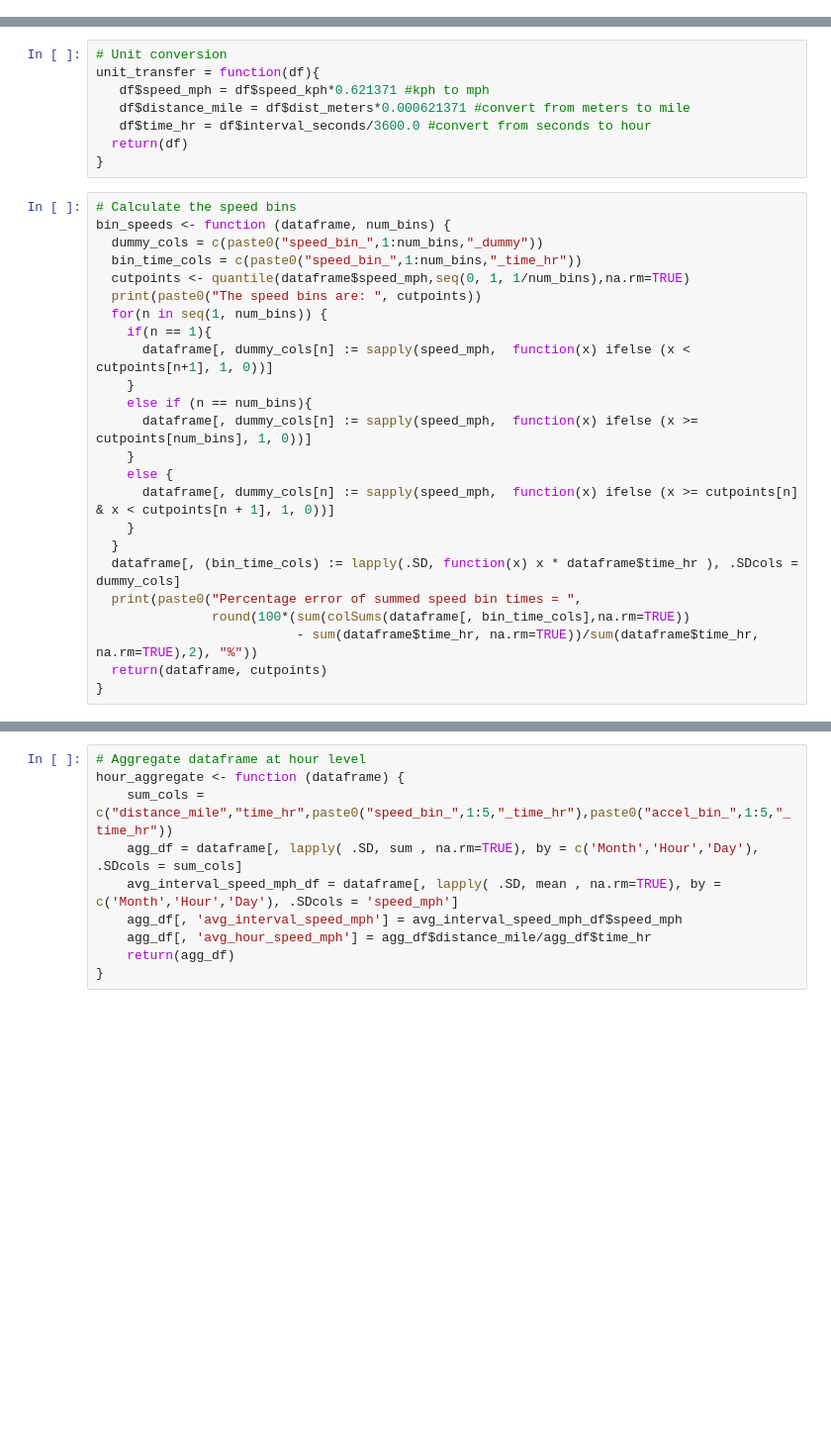
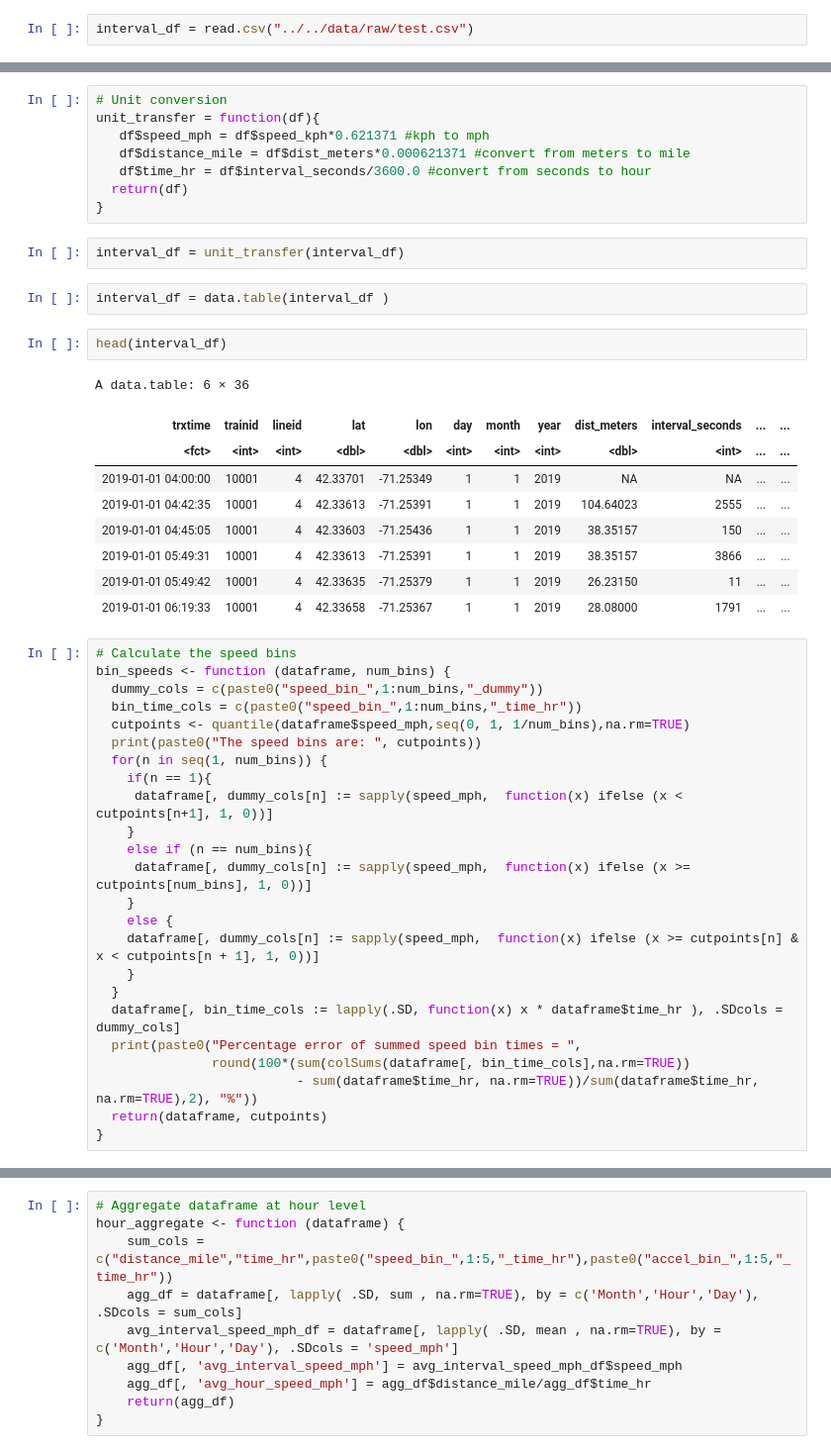
Before and after one commit to narslab/treem, a Jupyter notebook: bin/jupyter/variable-binning-aggregation.ipynb, the cells around one changed output, grey strips where cells are left out. Shown at 99% size. Drawn from its saved outputs; the diff is of its cells as text; blank space fills up the shorter version.

```diff
--- a/bin/jupyter/variable-binning-aggregation.ipynb
+++ b/bin/jupyter/variable-binning-aggregation.ipynb
@@ -37,6 +37,8 @@ interval_df = read.csv("../../data/tidy/train-trajectory-19.csv")
 dc = fread("../../data/raw/energy-consumption-08-19.csv") # Read in energy data
 # %% [output]
 ERROR: Error: cannot allocate vector of size 1000.0 Mb
+# %%
+interval_df = read.csv("../../data/raw/test.csv")
 # %%
 # select random days
 set.seed(1234)
@@ -50,6 +52,22 @@ unit_transfer = function(df){
    df$time_hr = df$interval_seconds/3600.0 #convert from seconds to hour
   return(df)
 }
+# %%
+interval_df = unit_transfer(interval_df)
+# %%
+interval_df = data.table(interval_df )
+# %%
+head(interval_df)
+# %% [output]
+A data.table: 6 × 36
+| trxtime | trainid | lineid | lat | lon | day | month | year | dist_meters | interval_seconds | ... | ... |
+| <fct> | <int> | <int> | <dbl> | <dbl> | <int> | <int> | <int> | <dbl> | <int> | ... | ... |
+| 2019-01-01 04:00:00 | 10001 | 4 | 42.33701 | -71.25349 | 1 | 1 | 2019 | NA | NA | ... | ... |
+| 2019-01-01 04:42:35 | 10001 | 4 | 42.33613 | -71.25391 | 1 | 1 | 2019 | 104.64023 | 2555 | ... | ... |
+| 2019-01-01 04:45:05 | 10001 | 4 | 42.33603 | -71.25436 | 1 | 1 | 2019 | 38.35157 | 150 | ... | ... |
+| 2019-01-01 05:49:31 | 10001 | 4 | 42.33613 | -71.25391 | 1 | 1 | 2019 | 38.35157 | 3866 | ... | ... |
+| 2019-01-01 05:49:42 | 10001 | 4 | 42.33635 | -71.25379 | 1 | 1 | 2019 | 26.23150 | 11 | ... | ... |
+| 2019-01-01 06:19:33 | 10001 | 4 | 42.33658 | -71.25367 | 1 | 1 | 2019 | 28.08000 | 1791 | ... | ... |
 # %%
 # Calculate the speed bins
 bin_speeds <- function (dataframe, num_bins) {
@@ -59,16 +77,16 @@ bin_speeds <- function (dataframe, num_bins) {
   print(paste0("The speed bins are: ", cutpoints))
   for(n in seq(1, num_bins)) {
     if(n == 1){
-      dataframe[, dummy_cols[n] := sapply(speed_mph,  function(x) ifelse (x < cutpoints[n+1], 1, 0))]
+     dataframe[, dummy_cols[n] := sapply(speed_mph,  function(x) ifelse (x < cutpoints[n+1], 1, 0))]
     }
     else if (n == num_bins){
-      dataframe[, dummy_cols[n] := sapply(speed_mph,  function(x) ifelse (x >= cutpoints[num_bins], 1, 0))]
+     dataframe[, dummy_cols[n] := sapply(speed_mph,  function(x) ifelse (x >= cutpoints[num_bins], 1, 0))]
     }
     else {
-      dataframe[, dummy_cols[n] := sapply(speed_mph,  function(x) ifelse (x >= cutpoints[n] & x < cutpoints[n + 1], 1, 0))]
+    dataframe[, dummy_cols[n] := sapply(speed_mph,  function(x) ifelse (x >= cutpoints[n] & x < cutpoints[n + 1], 1, 0))]
     }
   }
-  dataframe[, (bin_time_cols) := lapply(.SD, function(x) x * dataframe$time_hr ), .SDcols = dummy_cols]
+  dataframe[, bin_time_cols := lapply(.SD, function(x) x * dataframe$time_hr ), .SDcols = dummy_cols]
   print(paste0("Percentage error of summed speed bin times = ",
                round(100*(sum(colSums(dataframe[, bin_time_cols],na.rm=TRUE))
                           - sum(dataframe$time_hr, na.rm=TRUE))/sum(dataframe$time_hr, na.rm=TRUE),2), "%"))
```
Also changed, not shown: parts of 4 cells of this notebook, 2 other files.
